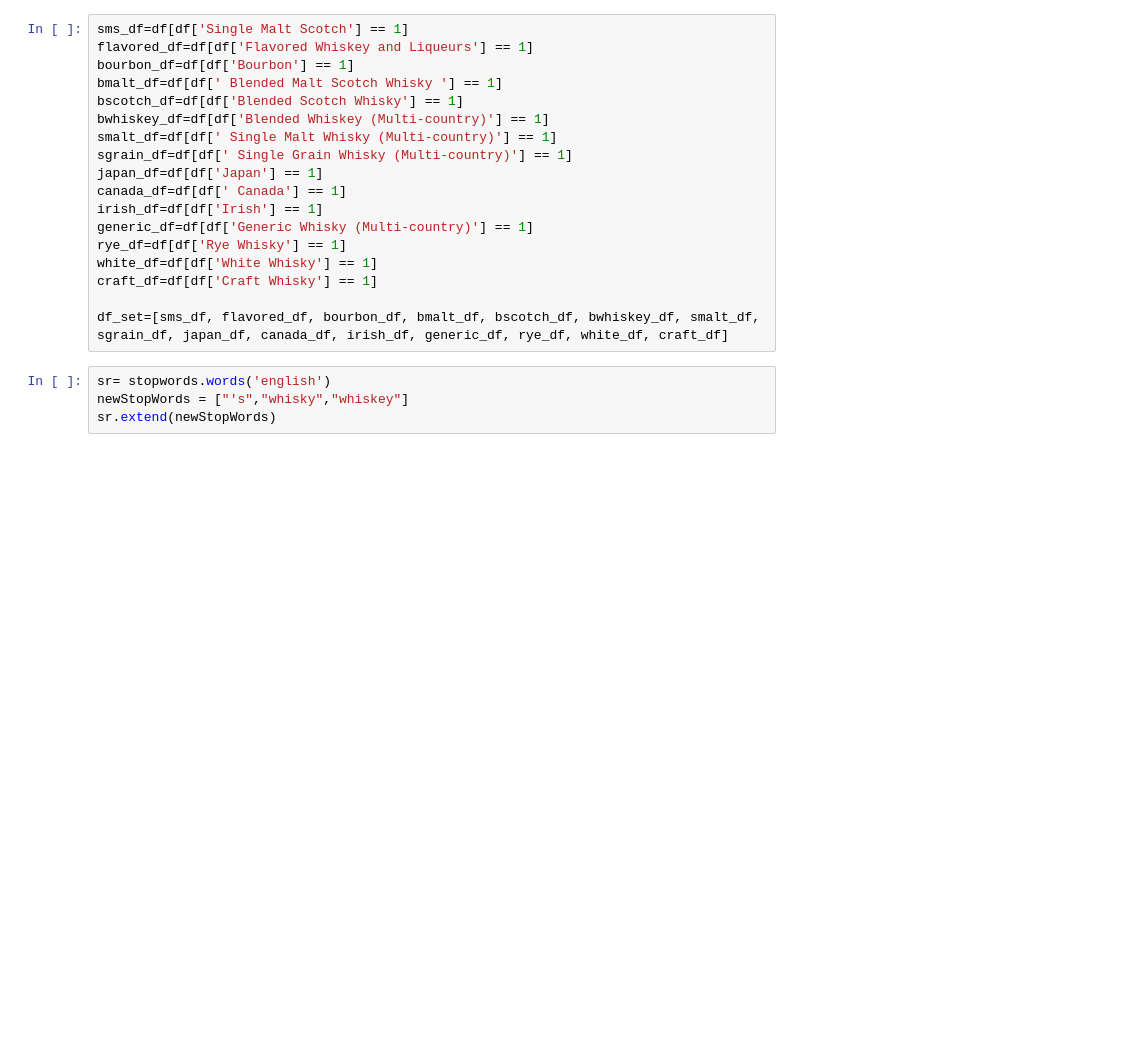
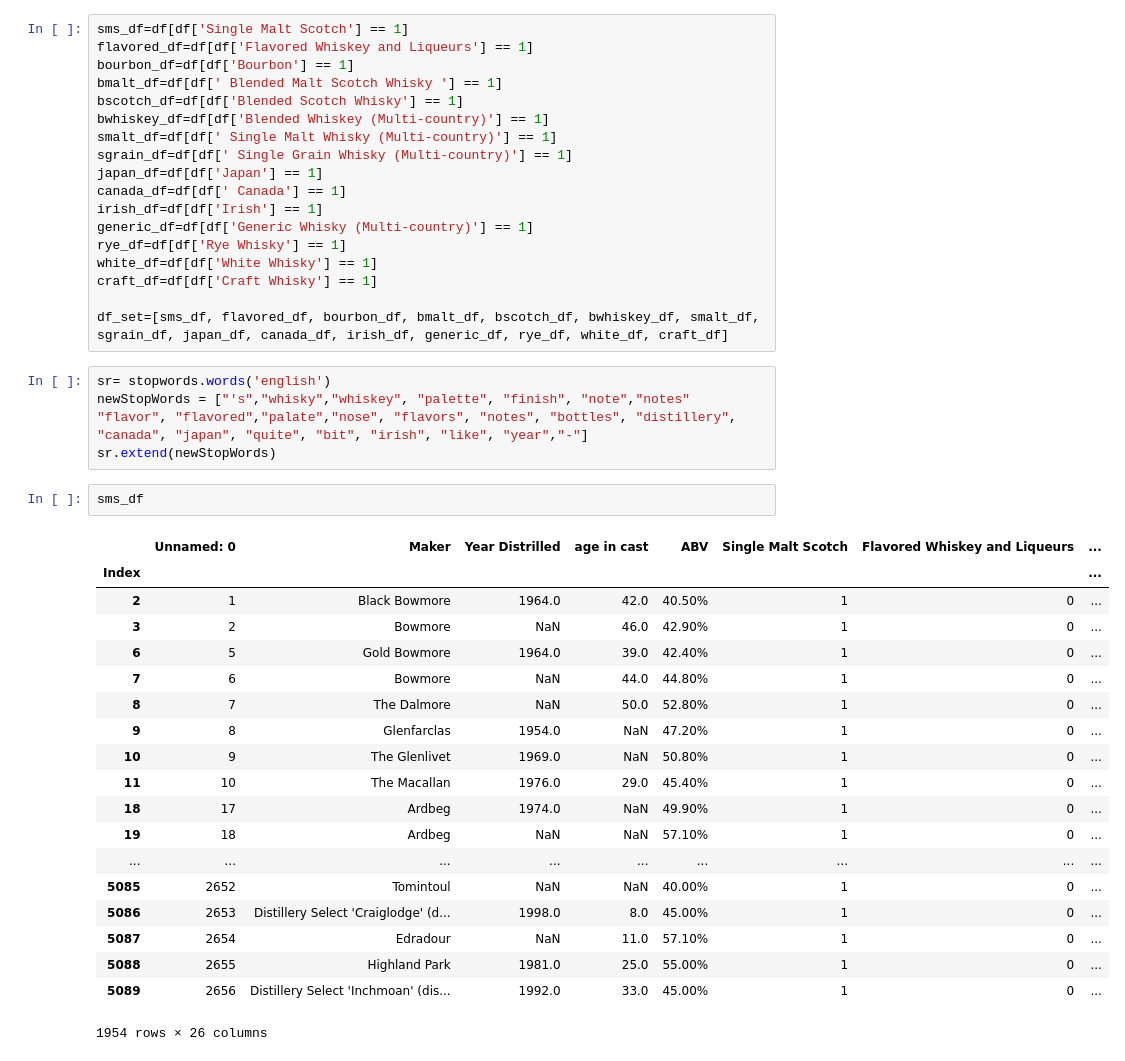
Before and after one commit to Axemen/Project-3, a Jupyter notebook: text-analysis/styles_wordclouds.ipynb, the cells around one changed output. Saved outputs shown, nothing was run; the diff lists cells and outputs as text; blank space fills up the shorter version.

```diff
--- a/text-analysis/styles_wordclouds.ipynb
+++ b/text-analysis/styles_wordclouds.ipynb
@@ -59,6 +62,28 @@ craft_df=df[df['Craft Whisky'] == 1]
 df_set=[sms_df, flavored_df, bourbon_df, bmalt_df, bscotch_df, bwhiskey_df, smalt_df, sgrain_df, japan_df, canada_df, irish_df, generic_df, rye_df, white_df, craft_df]
 # %%
 sr= stopwords.words('english')
-newStopWords = ["'s","whisky","whiskey"]
+newStopWords = ["'s","whisky","whiskey", "palette", "finish", "note","notes" "flavor", "flavored","palate","nose", "flavors", "notes", "bottles", "distillery", "canada", "japan", "quite", "bit", "irish", "like", "year","-"]
 sr.extend(newStopWords)
+# %%
+sms_df
+# %% [output]
+|  | Unnamed: 0 | Maker | Year Distrilled | age in cast | ABV | Single Malt Scotch | Flavored Whiskey and Liqueurs | ... |
+| Index |  |  |  |  |  |  |  | ... |
+| 2 | 1 | Black Bowmore | 1964.0 | 42.0 | 40.50% | 1 | 0 | ... |
+| 3 | 2 | Bowmore | NaN | 46.0 | 42.90% | 1 | 0 | ... |
+| 6 | 5 | Gold Bowmore | 1964.0 | 39.0 | 42.40% | 1 | 0 | ... |
+| 7 | 6 | Bowmore | NaN | 44.0 | 44.80% | 1 | 0 | ... |
+| 8 | 7 | The Dalmore | NaN | 50.0 | 52.80% | 1 | 0 | ... |
+| 9 | 8 | Glenfarclas | 1954.0 | NaN | 47.20% | 1 | 0 | ... |
+| 10 | 9 | The Glenlivet | 1969.0 | NaN | 50.80% | 1 | 0 | ... |
+| 11 | 10 | The Macallan | 1976.0 | 29.0 | 45.40% | 1 | 0 | ... |
+| 18 | 17 | Ardbeg | 1974.0 | NaN | 49.90% | 1 | 0 | ... |
+| 19 | 18 | Ardbeg | NaN | NaN | 57.10% | 1 | 0 | ... |
+| ... | ... | ... | ... | ... | ... | ... | ... | ... |
+| 5085 | 2652 | Tomintoul | NaN | NaN | 40.00% | 1 | 0 | ... |
+| 5086 | 2653 | Distillery Select 'Craiglodge' (d... | 1998.0 | 8.0 | 45.00% | 1 | 0 | ... |
+| 5087 | 2654 | Edradour | NaN | 11.0 | 57.10% | 1 | 0 | ... |
+| 5088 | 2655 | Highland Park | 1981.0 | 25.0 | 55.00% | 1 | 0 | ... |
+| 5089 | 2656 | Distillery Select 'Inchmoan' (dis... | 1992.0 | 33.0 | 45.00% | 1 | 0 | ... |
+1954 rows × 26 columns
 # %%
```
Also changed, not shown: parts of 23 cells of this notebook, 10 other files.
